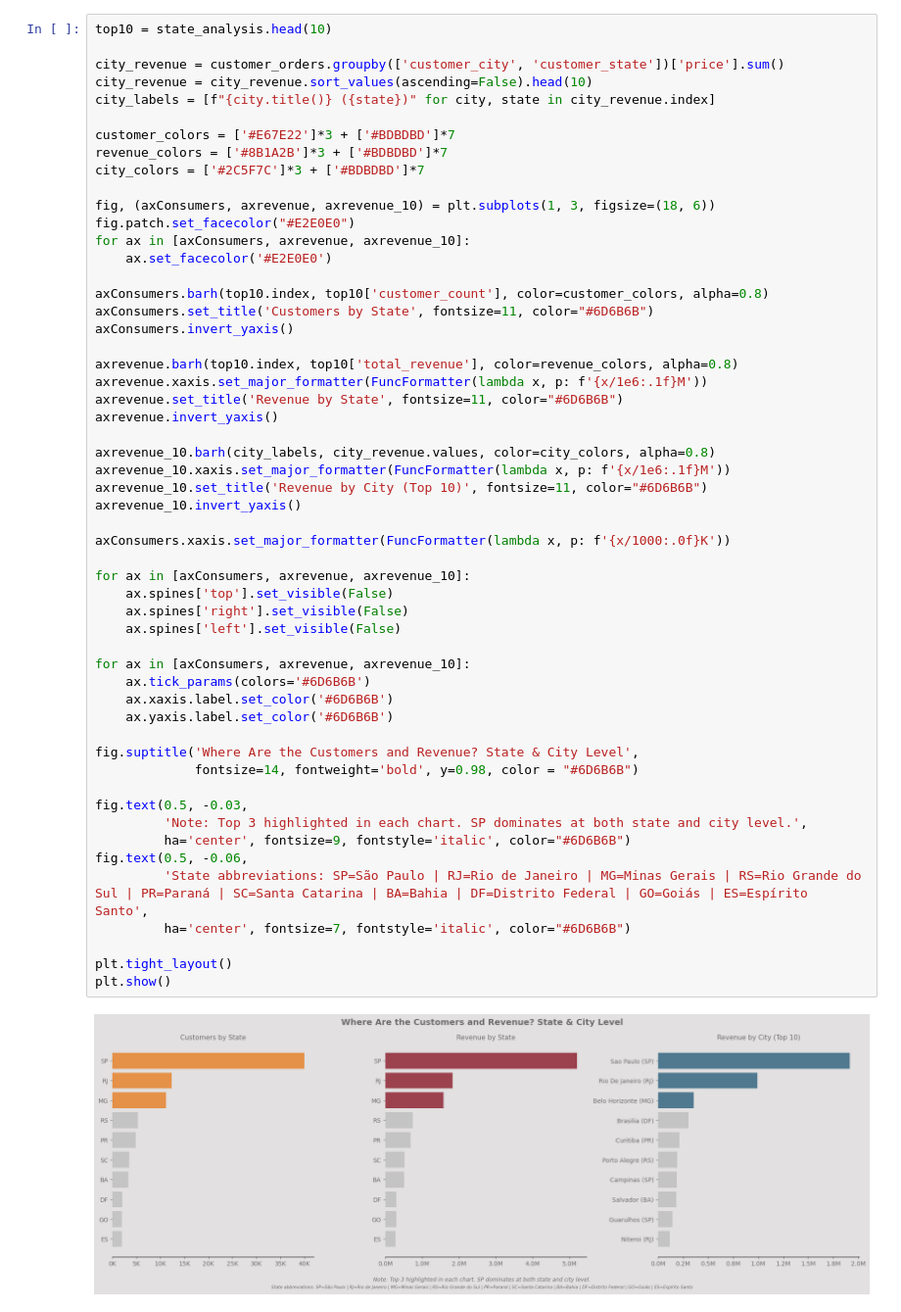
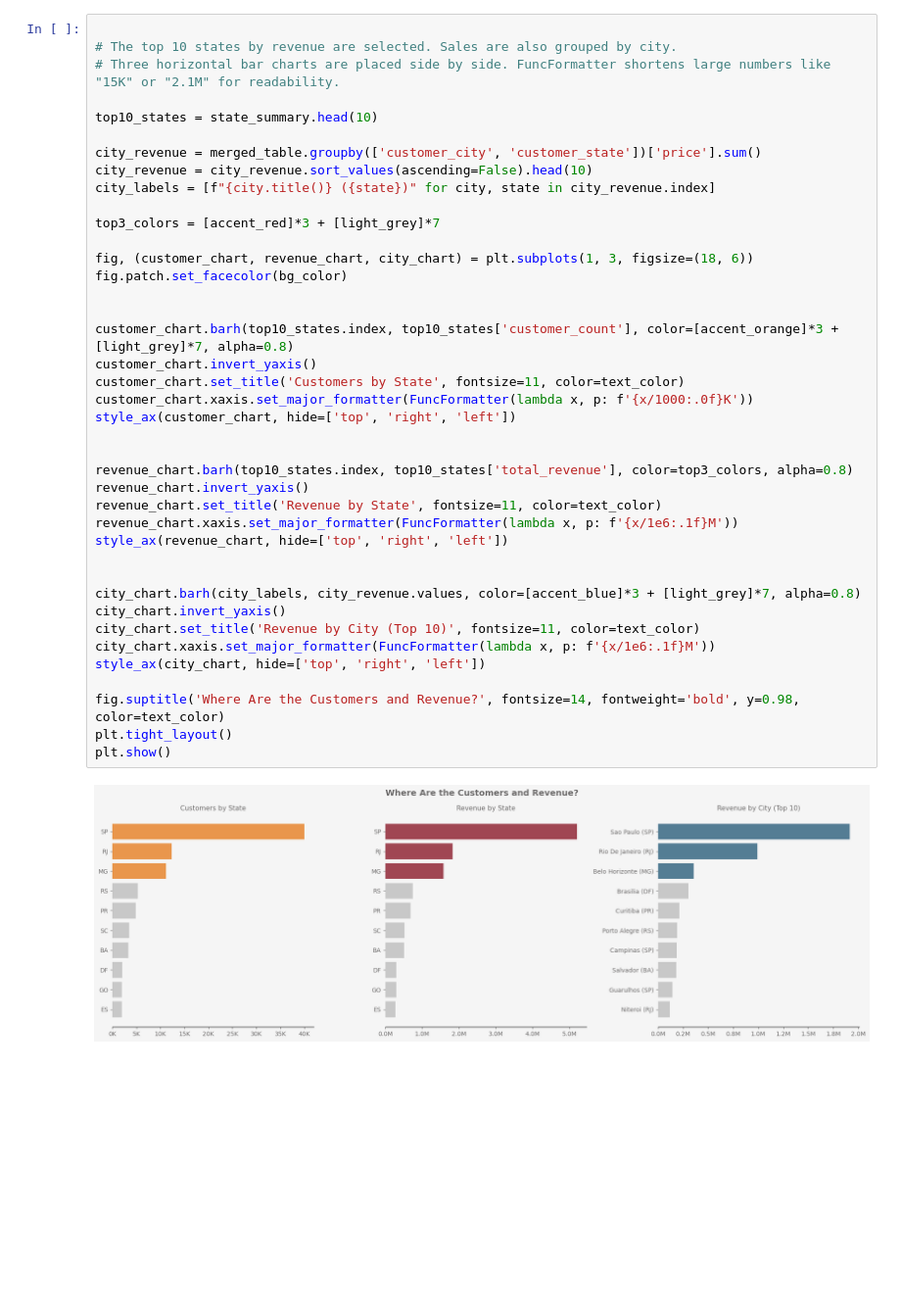
Before and after one commit to celinehacioglu/E-Commerce-Market-Analysis, a Jupyter notebook: analysis.ipynb, the cells around one changed output. Shown at 98% size. Cells and saved outputs as stored; diff of their text form; blank space fills up the shorter version.

Commit message:
Update analysis notebook

```diff
--- a/analysis.ipynb
+++ b/analysis.ipynb
@@ -295,57 +249,43 @@ When entering a new market, the first question to address is where customers and
 # %%
-top10 = state_analysis.head(10)
 
-city_revenue = customer_orders.groupby(['customer_city', 'customer_state'])['price'].sum()
+# The top 10 states by revenue are selected. Sales are also grouped by city.
+# Three horizontal bar charts are placed side by side. FuncFormatter shortens large numbers like "15K" or "2.1M" for readability.
+
+top10_states = state_summary.head(10)
+
+city_revenue = merged_table.groupby(['customer_city', 'customer_state'])['price'].sum()
 city_revenue = city_revenue.sort_values(ascending=False).head(10)
 city_labels = [f"{city.title()} ({state})" for city, state in city_revenue.index]
 
-customer_colors = ['#E67E22']*3 + ['#BDBDBD']*7
-revenue_colors = ['#8B1A2B']*3 + ['#BDBDBD']*7
-city_colors = ['#2C5F7C']*3 + ['#BDBDBD']*7
+top3_colors = [accent_red]*3 + [light_grey]*7
 
-fig, (axConsumers, axrevenue, axrevenue_10) = plt.subplots(1, 3, figsize=(18, 6))
-fig.patch.set_facecolor("#E2E0E0")
-for ax in [axConsumers, axrevenue, axrevenue_10]:
-    ax.set_facecolor('#E2E0E0')
+fig, (customer_chart, revenue_chart, city_chart) = plt.subplots(1, 3, figsize=(18, 6))
+fig.patch.set_facecolor(bg_color)
 
-axConsumers.barh(top10.index, top10['customer_count'], color=customer_colors, alpha=0.8)
-axConsumers.set_title('Customers by State', fontsize=11, color="#6D6B6B")
-axConsumers.invert_yaxis()
 
-axrevenue.barh(top10.index, top10['total_revenue'], color=revenue_colors, alpha=0.8)
-axrevenue.xaxis.set_major_formatter(FuncFormatter(lambda x, p: f'{x/1e6:.1f}M'))
-axrevenue.set_title('Revenue by State', fontsize=11, color="#6D6B6B")
-axrevenue.invert_yaxis()
+customer_chart.barh(top10_states.index, top10_states['customer_count'], color=[accent_orange]*3 + [light_grey]*7, alpha=0.8)
+customer_chart.invert_yaxis()
+customer_chart.set_title('Customers by State', fontsize=11, color=text_color)
+customer_chart.xaxis.set_major_formatter(FuncFormatter(lambda x, p: f'{x/1000:.0f}K'))
+style_ax(customer_chart, hide=['top', 'right', 'left'])
 
-axrevenue_10.barh(city_labels, city_revenue.values, color=city_colors, alpha=0.8)
-axrevenue_10.xaxis.set_major_formatter(FuncFormatter(lambda x, p: f'{x/1e6:.1f}M'))
-axrevenue_10.set_title('Revenue by City (Top 10)', fontsize=11, color="#6D6B6B")
-axrevenue_10.invert_yaxis()
 
-axConsumers.xaxis.set_major_formatter(FuncFormatter(lambda x, p: f'{x/1000:.0f}K'))
+revenue_chart.barh(top10_states.index, top10_states['total_revenue'], color=top3_colors, alpha=0.8)
+revenue_chart.invert_yaxis()
+revenue_chart.set_title('Revenue by State', fontsize=11, color=text_color)
+revenue_chart.xaxis.set_major_formatter(FuncFormatter(lambda x, p: f'{x/1e6:.1f}M'))
+style_ax(revenue_chart, hide=['top', 'right', 'left'])
 
-for ax in [axConsumers, axrevenue, axrevenue_10]:
-    ax.spines['top'].set_visible(False)
-    ax.spines['right'].set_visible(False)
-    ax.spines['left'].set_visible(False)
 
-for ax in [axConsumers, axrevenue, axrevenue_10]:
-    ax.tick_params(colors='#6D6B6B')
-    ax.xaxis.label.set_color('#6D6B6B')
-    ax.yaxis.label.set_color('#6D6B6B')
+city_chart.barh(city_labels, city_revenue.values, color=[accent_blue]*3 + [light_grey]*7, alpha=0.8)
+city_chart.invert_yaxis()
+city_chart.set_title('Revenue by City (Top 10)', fontsize=11, color=text_color)
+city_chart.xaxis.set_major_formatter(FuncFormatter(lambda x, p: f'{x/1e6:.1f}M'))
+style_ax(city_chart, hide=['top', 'right', 'left'])
 
-fig.suptitle('Where Are the Customers and Revenue? State & City Level',
-             fontsize=14, fontweight='bold', y=0.98, color = "#6D6B6B")
-
-fig.text(0.5, -0.03,
-         'Note: Top 3 highlighted in each chart. SP dominates at both state and city level.',
-         ha='center', fontsize=9, fontstyle='italic', color="#6D6B6B")
-fig.text(0.5, -0.06,
-         'State abbreviations: SP=São Paulo | RJ=Rio de Janeiro | MG=Minas Gerais | RS=Rio Grande do Sul | PR=Paraná | SC=Santa Catarina | BA=Bahia | DF=Distrito Federal | GO=Goiás | ES=Espírito Santo',
-         ha='center', fontsize=7, fontstyle='italic', color="#6D6B6B")
-
+fig.suptitle('Where Are the Customers and Revenue?', fontsize=14, fontweight='bold', y=0.98, color=text_color)
 plt.tight_layout()
 plt.show()
 # %% [output]
-[figure, old version]
+[figure, new version]
 # %% [markdown]
```
Also changed, not shown: parts of 51 cells of this notebook.
